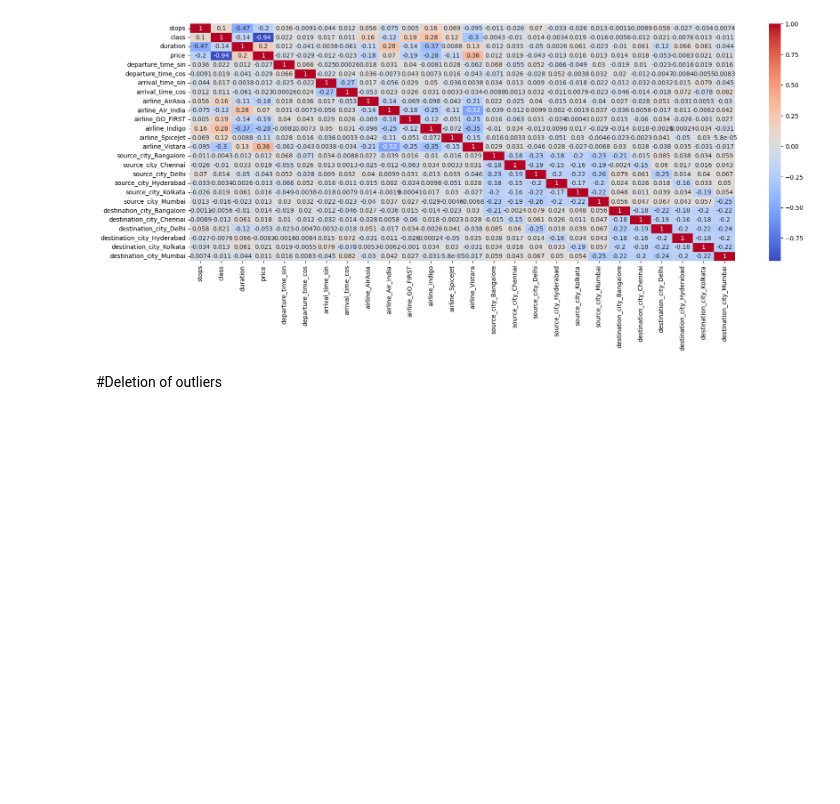
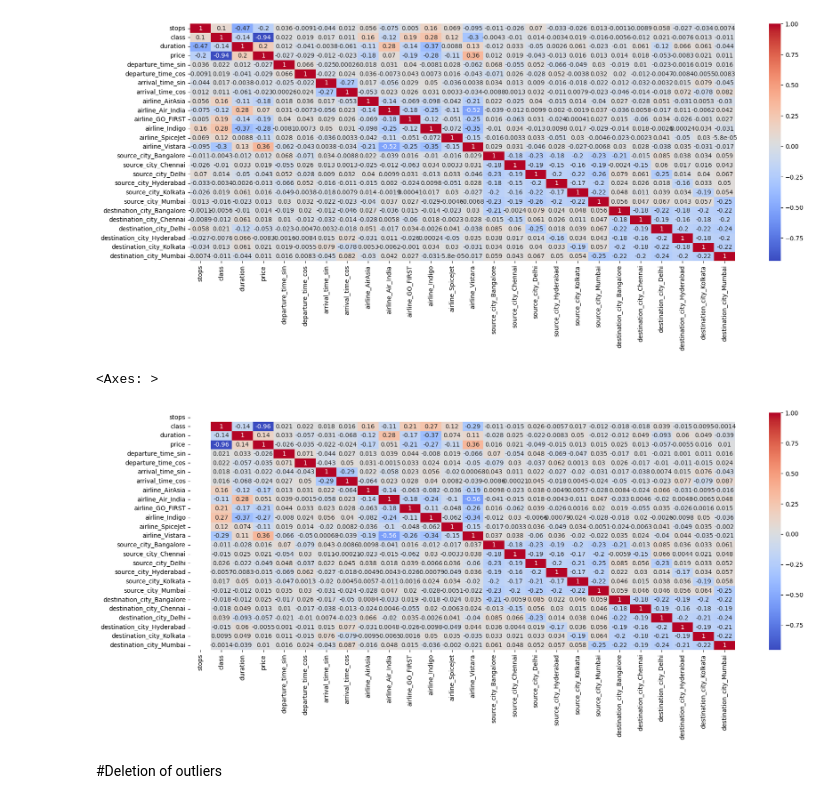
Before and after one commit to jadrzy/ProjectPythonForMachineLearning, a Jupyter notebook: notebooks/InitialDataAnalysis.ipynb, the cells around one changed output. Drawn from its saved outputs; the diff is of its cells as text; code cells hidden in the pictures; blank space fills up the shorter version.

```diff
--- a/notebooks/InitialDataAnalysis.ipynb
+++ b/notebooks/InitialDataAnalysis.ipynb
@@ -389,6 +383,15 @@ sns.heatmap(corr,cmap="coolwarm",annot=True)
 # %% [output]
 <Axes: >
 [figure]
+# %%
+zero_stop=data.groupby('stops')
+zero_stop=zero_stop.get_group(0)
+corr2 = zero_stop.corr()
+plt.figure(figsize=(20, 7))
+sns.heatmap(corr2,cmap="coolwarm",annot=True)
+# %% [output]
+<Axes: >
+[figure, added]
 # %% [markdown]
 #Deletion of outliers
 # %%
```
Also changed, not shown: parts of 9 cells of this notebook.
